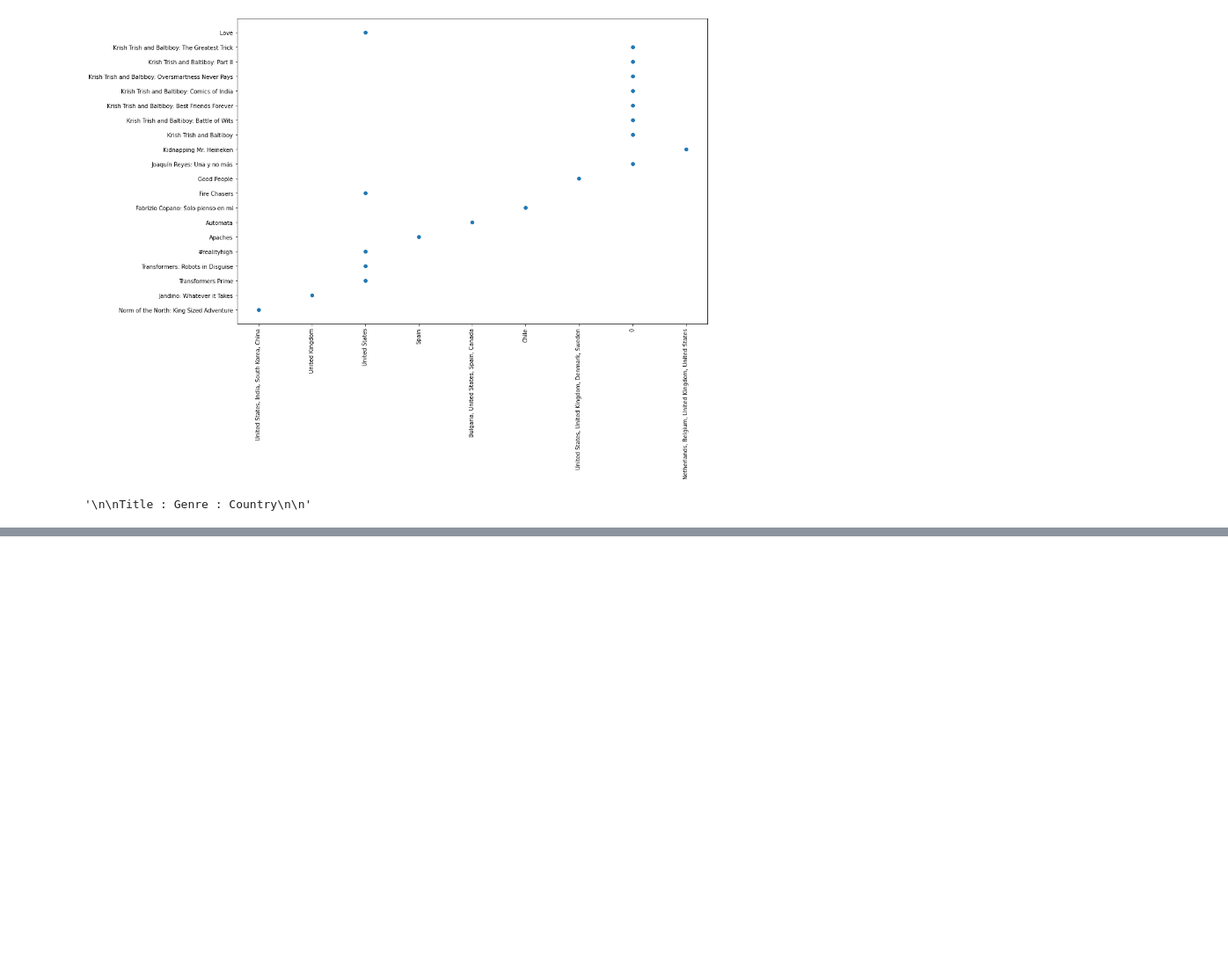
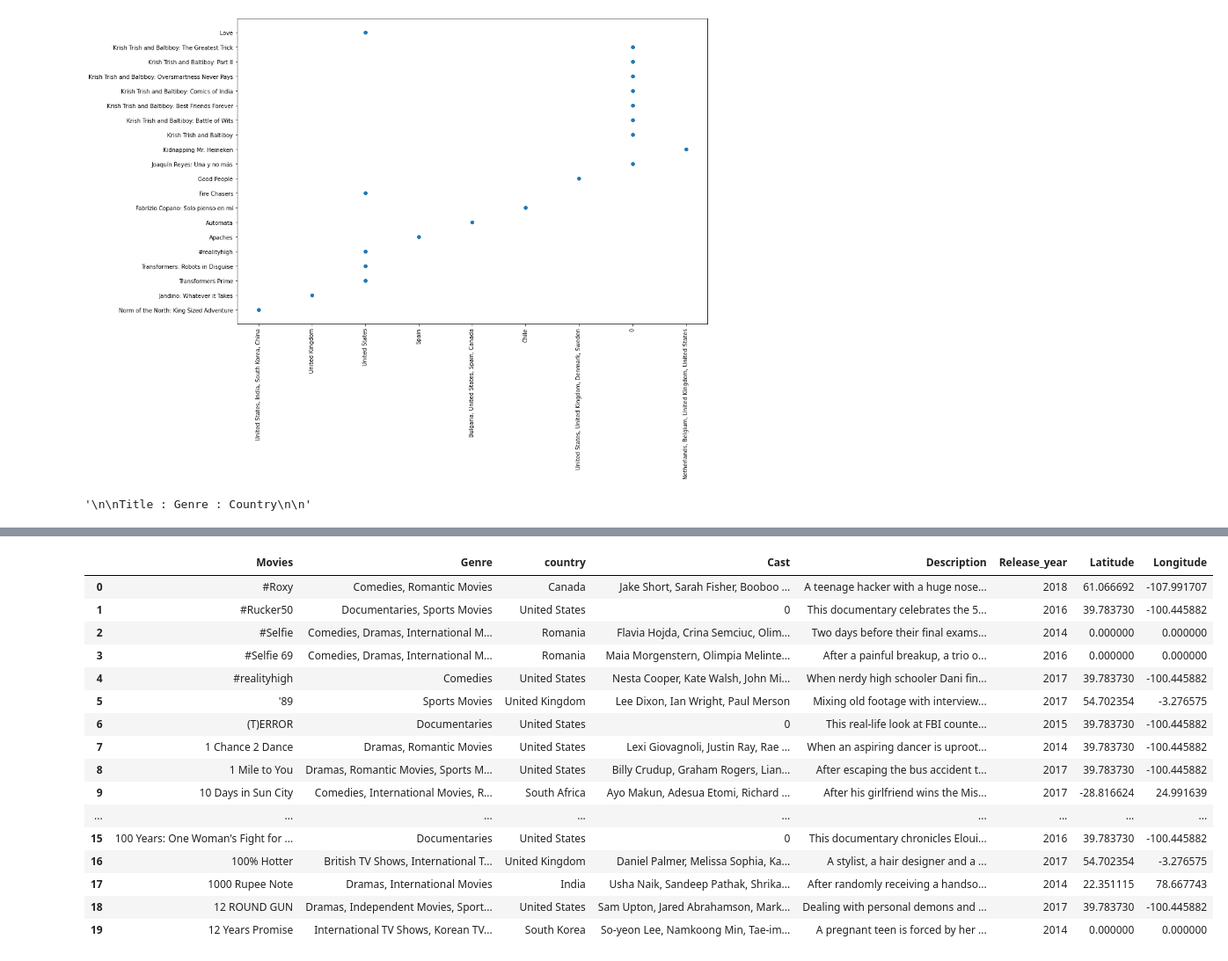
Before and after one commit to kartikay89/Data-Analysis, a Jupyter notebook: Netflix.ipynb, the cells around one changed output, grey strips where cells are left out. Shown at 88% size. Drawn from its saved outputs; the diff is of its cells as text; code cells hidden in the pictures; blank space fills up the shorter version.

```diff
--- a/Netflix.ipynb
+++ b/Netflix.ipynb
@@ -443,0 +463,26 @@ with open("randomData.json", 'w') as f:
+# %%
+# finding the lat and long for the countries.
+countries = []
+countLat = {}
+countLong = {}
+unique = []
+
+countriesLatLong = netflixData['country']
+countriesLatLonglist = list(countriesLatLong)
+for countryNames in countriesLatLonglist:
+  # print(countryNames.split(",")[0])
+  countries.append(countryNames.split(",")[0])
+
+uniqueCountries = set(countries)
+unique.append(list(uniqueCountries))
+
+for country in unique:
+  print(country)
+  for i in country:
+    location = geolocator.geocode(i)
+    try:
+      # print('{}{}{}'.format(location.address, location.latitude, location.longitude))
+      countLat[location.address]=location.latitude
+      countLong[location.address]=location.longitude
+    except Exception as e:
+      pass
@@ -443,0 +491,9 @@ with open("randomData.json", 'w') as f:
+# %%
+# merging generated latitude and longitude to our existing dataframe.
+latDF = pd.DataFrame.from_dict(countLat, orient='index')
+latDF
+
+latDFV2 = latDF.reset_index()
+latDFV3 = latDFV2.rename(columns={0:'Latitude', 'index':'country'})
+# %%
+DFLat = MovieGenreCountryCastDesRS_json.merge(latDFV3, on = "country", how = "left")
@@ -443,0 +514,27 @@ with open("randomData.json", 'w') as f:
+# %%
+longDF = pd.DataFrame.from_dict(countLong, orient='index')
+longDF
+
+longDFV2 = longDF.reset_index()
+longDFV3 = longDFV2.rename(columns={0:'Longitude', 'index':'country'})
+# %%
+finalDF  = DFLat.merge(longDFV3, on = "country", how = "left").fillna(0)
+finalDF.head(20)
+# %% [output]
+|  | Movies | Genre | country | Cast | Description | Release_year | Latitude | Longitude |
+| 0 | #Roxy | Comedies, Romantic Movies | Canada | Jake Short, Sarah Fisher, Booboo ... | A teenage hacker with a huge nose... | 2018 | 61.066692 | -107.991707 |
+| 1 | #Rucker50 | Documentaries, Sports Movies | United States | 0 | This documentary celebrates the 5... | 2016 | 39.783730 | -100.445882 |
+| 2 | #Selfie | Comedies, Dramas, International M... | Romania | Flavia Hojda, Crina Semciuc, Olim... | Two days before their final exams... | 2014 | 0.000000 | 0.000000 |
+| 3 | #Selfie 69 | Comedies, Dramas, International M... | Romania | Maia Morgenstern, Olimpia Melinte... | After a painful breakup, a trio o... | 2016 | 0.000000 | 0.000000 |
+| 4 | #realityhigh | Comedies | United States | Nesta Cooper, Kate Walsh, John Mi... | When nerdy high schooler Dani fin... | 2017 | 39.783730 | -100.445882 |
+| 5 | '89 | Sports Movies | United Kingdom | Lee Dixon, Ian Wright, Paul Merson | Mixing old footage with interview... | 2017 | 54.702354 | -3.276575 |
+| 6 | (T)ERROR | Documentaries | United States | 0 | This real-life look at FBI counte... | 2015 | 39.783730 | -100.445882 |
+| 7 | 1 Chance 2 Dance | Dramas, Romantic Movies | United States | Lexi Giovagnoli, Justin Ray, Rae ... | When an aspiring dancer is uproot... | 2014 | 39.783730 | -100.445882 |
+| 8 | 1 Mile to You | Dramas, Romantic Movies, Sports M... | United States | Billy Crudup, Graham Rogers, Lian... | After escaping the bus accident t... | 2017 | 39.783730 | -100.445882 |
+| 9 | 10 Days in Sun City | Comedies, International Movies, R... | South Africa | Ayo Makun, Adesua Etomi, Richard ... | After his girlfriend wins the Mis... | 2017 | -28.816624 | 24.991639 |
+| ... | ... | ... | ... | ... | ... | ... | ... | ... |
+| 15 | 100 Years: One Woman's Fight for ... | Documentaries | United States | 0 | This documentary chronicles Eloui... | 2016 | 39.783730 | -100.445882 |
+| 16 | 100% Hotter | British TV Shows, International T... | United Kingdom | Daniel Palmer, Melissa Sophia, Ka... | A stylist, a hair designer and a ... | 2017 | 54.702354 | -3.276575 |
+| 17 | 1000 Rupee Note | Dramas, International Movies | India | Usha Naik, Sandeep Pathak, Shrika... | After randomly receiving a handso... | 2014 | 22.351115 | 78.667743 |
+| 18 | 12 ROUND GUN | Dramas, Independent Movies, Sport... | United States | Sam Upton, Jared Abrahamson, Mark... | Dealing with personal demons and ... | 2017 | 39.783730 | -100.445882 |
+| 19 | 12 Years Promise | International TV Shows, Korean TV... | South Korea | So-yeon Lee, Namkoong Min, Tae-im... | A pregnant teen is forced by her ... | 2014 | 0.000000 | 0.000000 |
```
Also changed, not shown: parts of 8 cells of this notebook.
